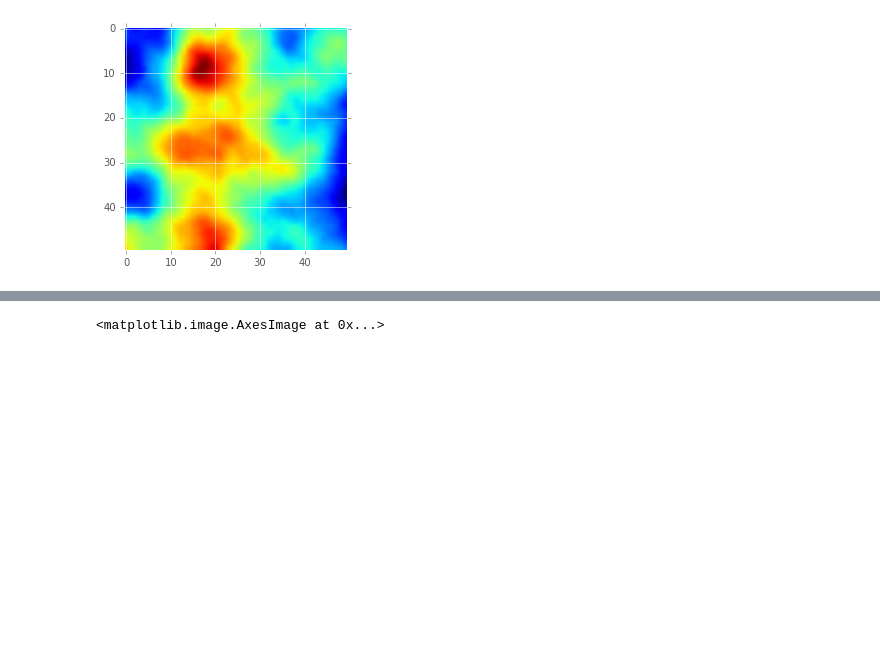
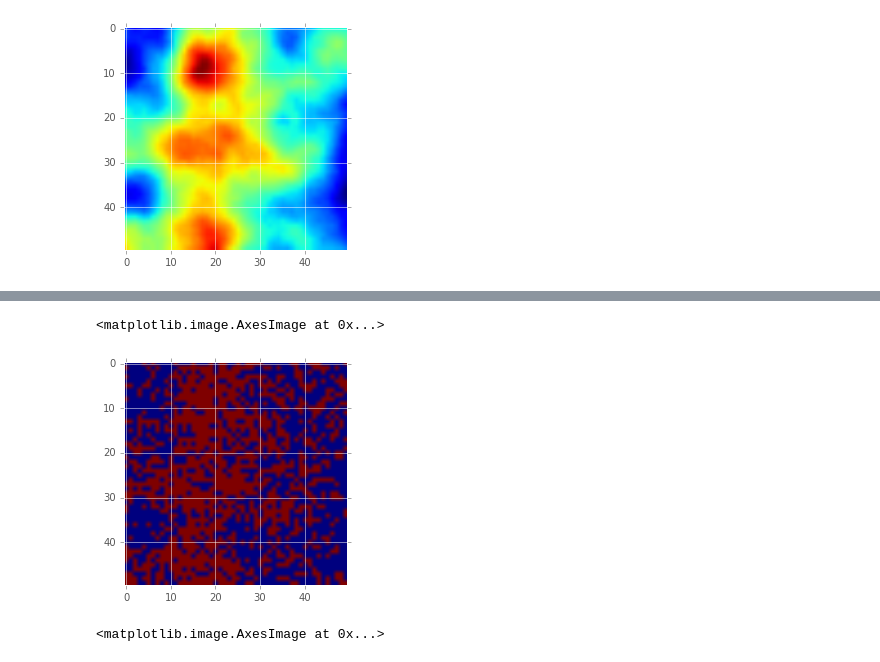
Before and after one commit to molgor/spystats, a Jupyter notebook: notebooks/demo/Getting started with Spystats.ipynb, the cells around one changed output, grey strips where cells are left out. Saved outputs shown, nothing was run; the diff lists cells and outputs as text; code cells hidden in the pictures; blank space fills up the shorter version.

```diff
--- a/notebooks/demo/Getting started with Spystats.ipynb
+++ b/notebooks/demo/Getting started with Spystats.ipynb
@@ -64,3 +81,8 @@ plt.imshow(s[1],interpolation=None)
+# %%
+plt.imshow(bernoulli.rvs(expit(s[1]),0))
+# %% [output]
+<matplotlib.image.AxesImage at 0x...>
+[figure, added]
 # %%
 plt.imshow(s[2],interpolation=None)
 # %% [output]
```
Also changed, not shown: parts of 26 cells of this notebook, 1 other file.
